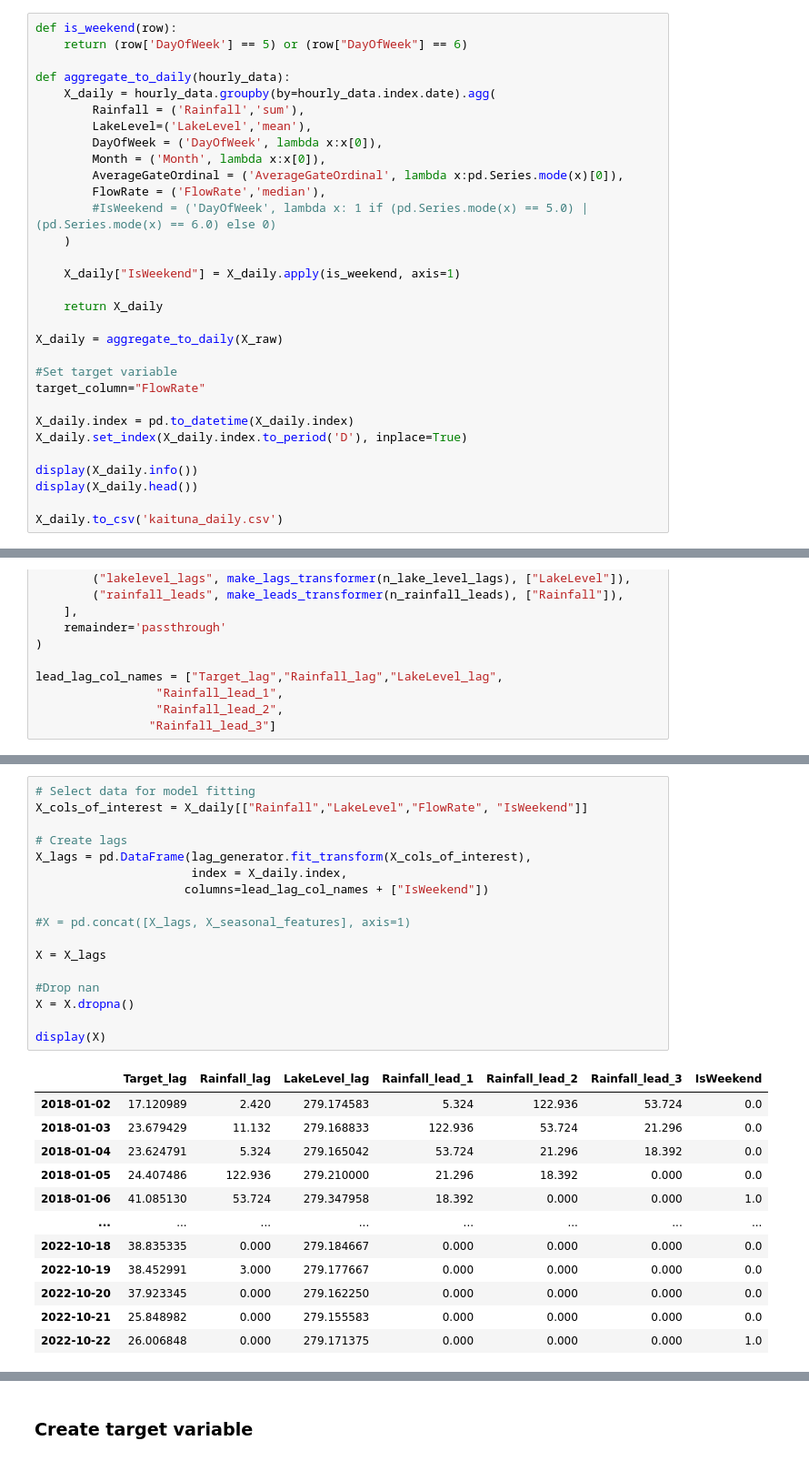
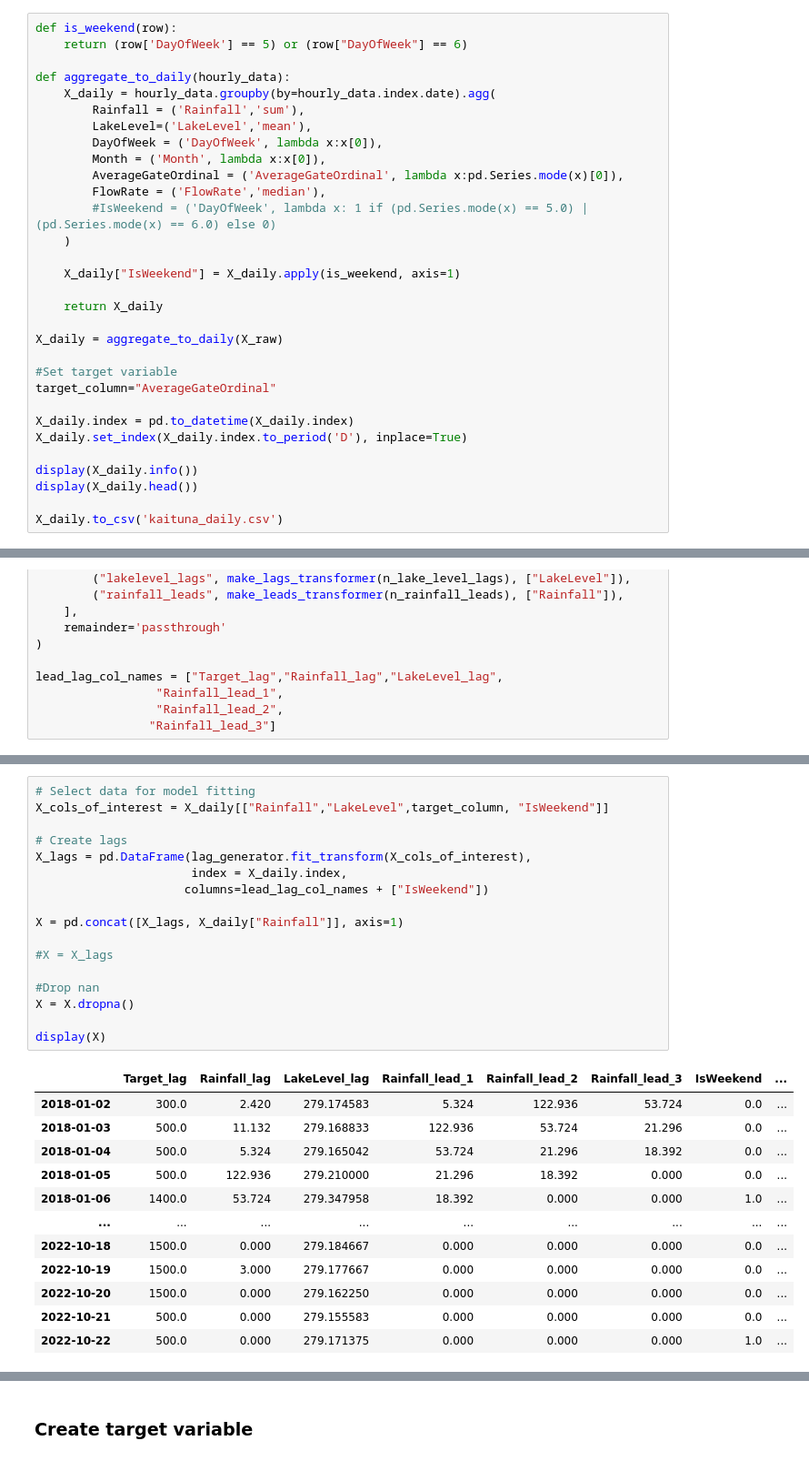
Before and after one commit to chrisgjarrett/kaituna-model, a Jupyter notebook: kaituna-flow-predictions-gate-level-classification.ipynb, the cells around one changed output, grey strips where cells are left out. Shown at 91% size. Drawn from its saved outputs; the diff is of its cells as text.

Commit message:
Kaggle Notebook | Kaituna Flow Predictions Flowrate Classification | Version 28

```diff
--- a/kaituna-flow-predictions-gate-level-classification.ipynb
+++ b/kaituna-flow-predictions-gate-level-classification.ipynb
@@ -327,7 +327,7 @@ def aggregate_to_daily(hourly_data):
 X_daily = aggregate_to_daily(X_raw)
 
 #Set target variable
-target_column="FlowRate"
+target_column="AverageGateOrdinal"
 
 X_daily.index = pd.to_datetime(X_daily.index)
 X_daily.set_index(X_daily.index.to_period('D'), inplace=True)
@@ -454,30 +454,30 @@ lead_lag_col_names = ["Target_lag","Rainfall_lag","LakeLevel_lag",
 # %%
 # Select data for model fitting
-X_cols_of_interest = X_daily[["Rainfall","LakeLevel","FlowRate", "IsWeekend"]]
+X_cols_of_interest = X_daily[["Rainfall","LakeLevel",target_column, "IsWeekend"]]
 
 # Create lags
 X_lags = pd.DataFrame(lag_generator.fit_transform(X_cols_of_interest),
                       index = X_daily.index,
                      columns=lead_lag_col_names + ["IsWeekend"])
 
-#X = pd.concat([X_lags, X_seasonal_features], axis=1)
+X = pd.concat([X_lags, X_daily["Rainfall"]], axis=1)
 
-X = X_lags
+#X = X_lags
 
 #Drop nan
 X = X.dropna()
 
 display(X)
 # %% [output]
-|  | Target_lag | Rainfall_lag | LakeLevel_lag | Rainfall_lead_1 | Rainfall_lead_2 | Rainfall_lead_3 | IsWeekend |
-| 2018-01-02 | 17.120989 | 2.420 | 279.174583 | 5.324 | 122.936 | 53.724 | 0.0 |
-| 2018-01-03 | 23.679429 | 11.132 | 279.168833 | 122.936 | 53.724 | 21.296 | 0.0 |
-| 2018-01-04 | 23.624791 | 5.324 | 279.165042 | 53.724 | 21.296 | 18.392 | 0.0 |
-| 2018-01-05 | 24.407486 | 122.936 | 279.210000 | 21.296 | 18.392 | 0.000 | 0.0 |
-| 2018-01-06 | 41.085130 | 53.724 | 279.347958 | 18.392 | 0.000 | 0.000 | 1.0 |
-| ... | ... | ... | ... | ... | ... | ... | ... |
-| 2022-10-18 | 38.835335 | 0.000 | 279.184667 | 0.000 | 0.000 | 0.000 | 0.0 |
-| 2022-10-19 | 38.452991 | 3.000 | 279.177667 | 0.000 | 0.000 | 0.000 | 0.0 |
-| 2022-10-20 | 37.923345 | 0.000 | 279.162250 | 0.000 | 0.000 | 0.000 | 0.0 |
-| 2022-10-21 | 25.848982 | 0.000 | 279.155583 | 0.000 | 0.000 | 0.000 | 0.0 |
-| 2022-10-22 | 26.006848 | 0.000 | 279.171375 | 0.000 | 0.000 | 0.000 | 1.0 |
+|  | Target_lag | Rainfall_lag | LakeLevel_lag | Rainfall_lead_1 | Rainfall_lead_2 | Rainfall_lead_3 | IsWeekend | ... |
+| 2018-01-02 | 300.0 | 2.420 | 279.174583 | 5.324 | 122.936 | 53.724 | 0.0 | ... |
+| 2018-01-03 | 500.0 | 11.132 | 279.168833 | 122.936 | 53.724 | 21.296 | 0.0 | ... |
+| 2018-01-04 | 500.0 | 5.324 | 279.165042 | 53.724 | 21.296 | 18.392 | 0.0 | ... |
+| 2018-01-05 | 500.0 | 122.936 | 279.210000 | 21.296 | 18.392 | 0.000 | 0.0 | ... |
+| 2018-01-06 | 1400.0 | 53.724 | 279.347958 | 18.392 | 0.000 | 0.000 | 1.0 | ... |
+| ... | ... | ... | ... | ... | ... | ... | ... | ... |
+| 2022-10-18 | 1500.0 | 0.000 | 279.184667 | 0.000 | 0.000 | 0.000 | 0.0 | ... |
+| 2022-10-19 | 1500.0 | 3.000 | 279.177667 | 0.000 | 0.000 | 0.000 | 0.0 | ... |
+| 2022-10-20 | 1500.0 | 0.000 | 279.162250 | 0.000 | 0.000 | 0.000 | 0.0 | ... |
+| 2022-10-21 | 500.0 | 0.000 | 279.155583 | 0.000 | 0.000 | 0.000 | 0.0 | ... |
+| 2022-10-22 | 500.0 | 0.000 | 279.171375 | 0.000 | 0.000 | 0.000 | 1.0 | ... |
```
Also changed, not shown: parts of 12 cells of this notebook.
